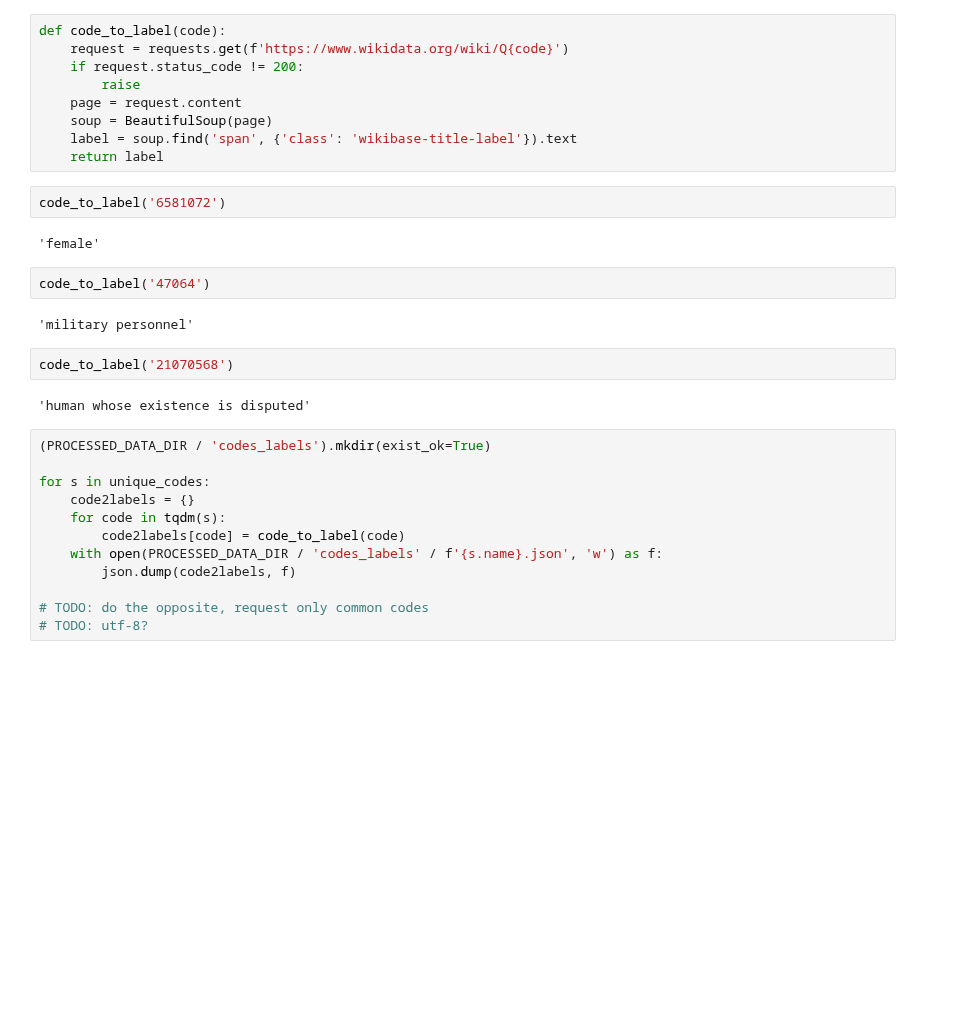
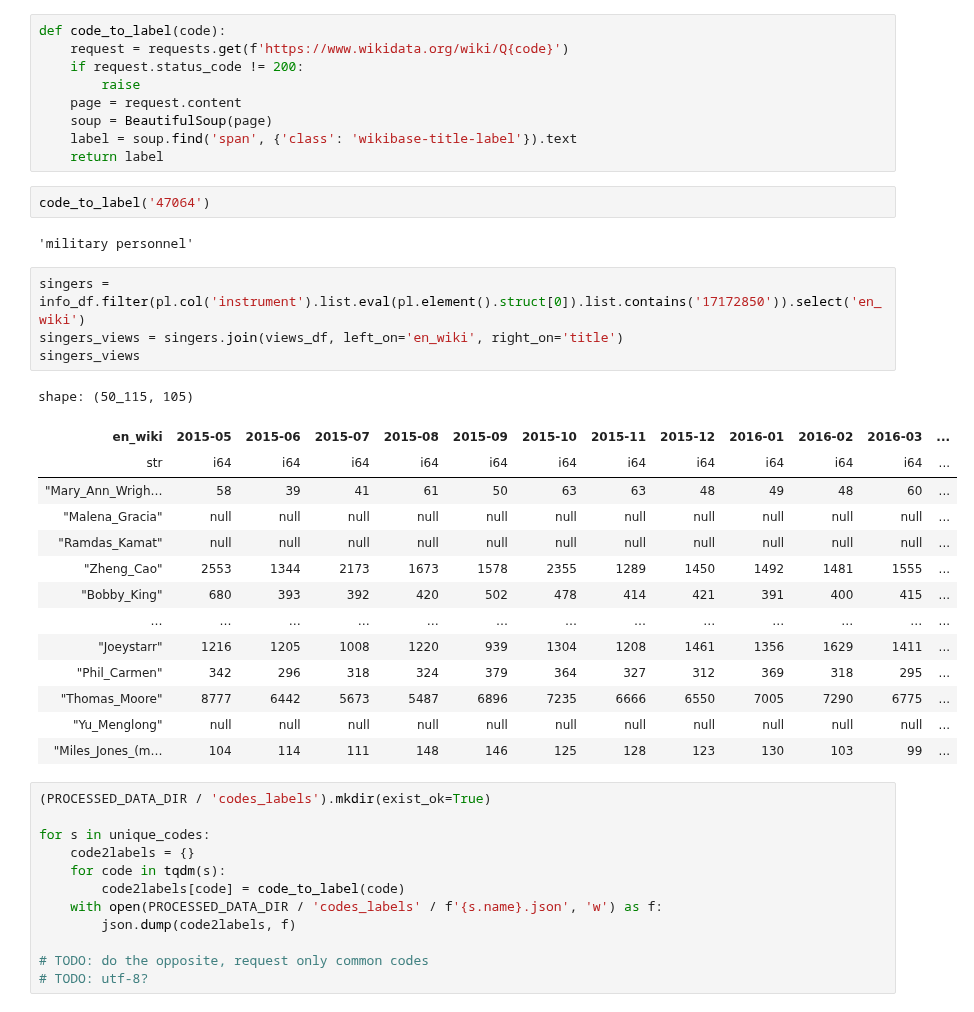
Before and after one commit to MNetanel/wikipedia-people-page-views-patterns, a Jupyter notebook: notebooks/wikipedia_pageviews_project.ipynb, the cells around one changed output. Drawn from its saved outputs; the diff is of its cells as text; blank space fills up the shorter version.

```diff
--- a/notebooks/wikipedia_pageviews_project.ipynb
+++ b/notebooks/wikipedia_pageviews_project.ipynb
@@ -645,18 +643,29 @@ def code_to_label(code):
     soup = BeautifulSoup(page)
     label = soup.find('span', {'class': 'wikibase-title-label'}).text
     return label
-# %%
-code_to_label('6581072')
-# %% [output]
-'female'
 # %%
 code_to_label('47064')
 # %% [output]
 'military personnel'
-# %%
-code_to_label('21070568')
-# %% [output]
-'human whose existence is disputed'
+# %%
+singers = info_df.filter(pl.col('instrument').list.eval(pl.element().struct[0]).list.contains('17172850')).select('en_wiki')
+singers_views = singers.join(views_df, left_on='en_wiki', right_on='title')
+singers_views
+# %% [output]
+shape: (50_115, 105)
+| en_wiki | 2015-05 | 2015-06 | 2015-07 | 2015-08 | 2015-09 | 2015-10 | 2015-11 | 2015-12 | 2016-01 | 2016-02 | 2016-03 | ... |
+| str | i64 | i64 | i64 | i64 | i64 | i64 | i64 | i64 | i64 | i64 | i64 | ... |
+| "Mary_Ann_Wrigh… | 58 | 39 | 41 | 61 | 50 | 63 | 63 | 48 | 49 | 48 | 60 | ... |
+| "Malena_Gracia" | null | null | null | null | null | null | null | null | null | null | null | ... |
+| "Ramdas_Kamat" | null | null | null | null | null | null | null | null | null | null | null | ... |
+| "Zheng_Cao" | 2553 | 1344 | 2173 | 1673 | 1578 | 2355 | 1289 | 1450 | 1492 | 1481 | 1555 | ... |
+| "Bobby_King" | 680 | 393 | 392 | 420 | 502 | 478 | 414 | 421 | 391 | 400 | 415 | ... |
+| … | … | … | … | … | … | … | … | … | … | … | … | ... |
+| "Joeystarr" | 1216 | 1205 | 1008 | 1220 | 939 | 1304 | 1208 | 1461 | 1356 | 1629 | 1411 | ... |
+| "Phil_Carmen" | 342 | 296 | 318 | 324 | 379 | 364 | 327 | 312 | 369 | 318 | 295 | ... |
+| "Thomas_Moore" | 8777 | 6442 | 5673 | 5487 | 6896 | 7235 | 6666 | 6550 | 7005 | 7290 | 6775 | ... |
+| "Yu_Menglong" | null | null | null | null | null | null | null | null | null | null | null | ... |
+| "Miles_Jones_(m… | 104 | 114 | 111 | 148 | 146 | 125 | 128 | 123 | 130 | 103 | 99 | ... |
 # %%
 (PROCESSED_DATA_DIR / 'codes_labels').mkdir(exist_ok=True)
 
```
Also changed, not shown: parts of 4 cells of this notebook, 1 other file.
